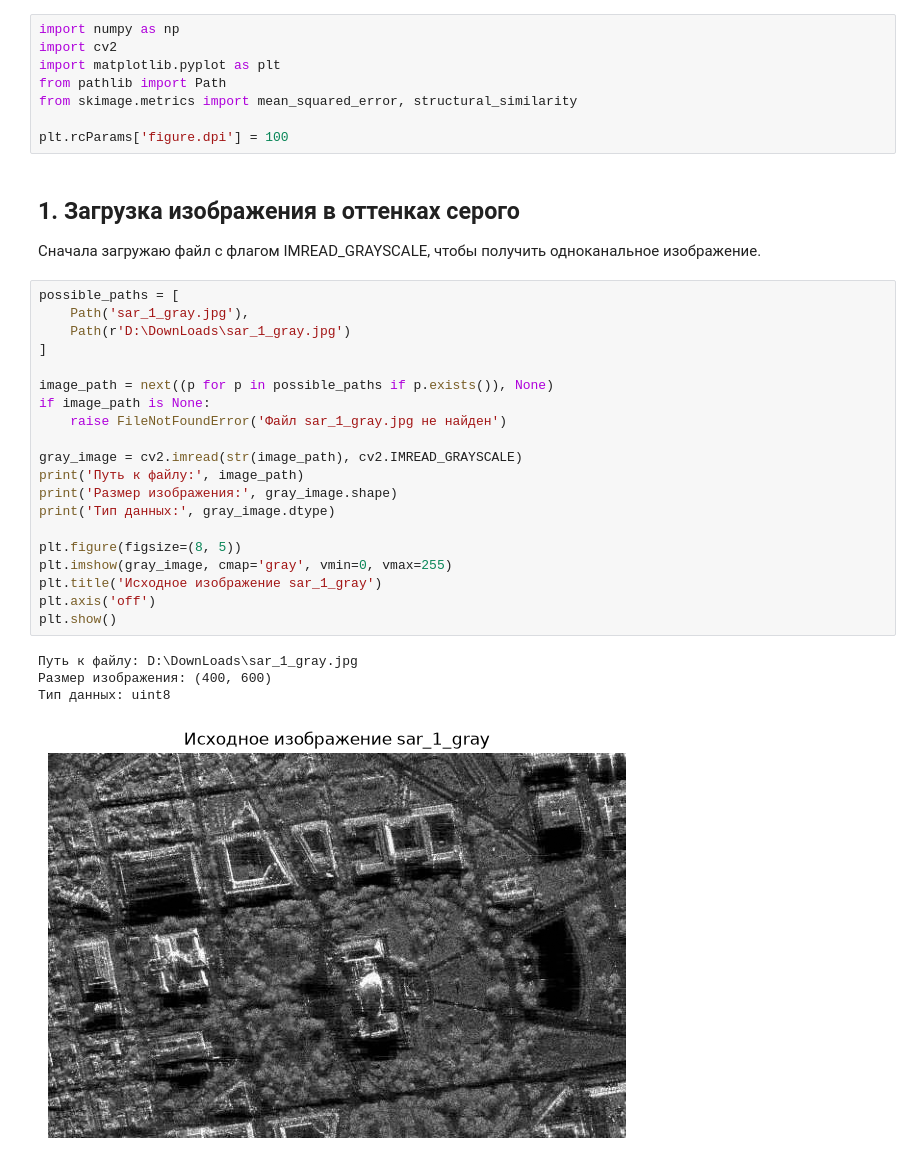
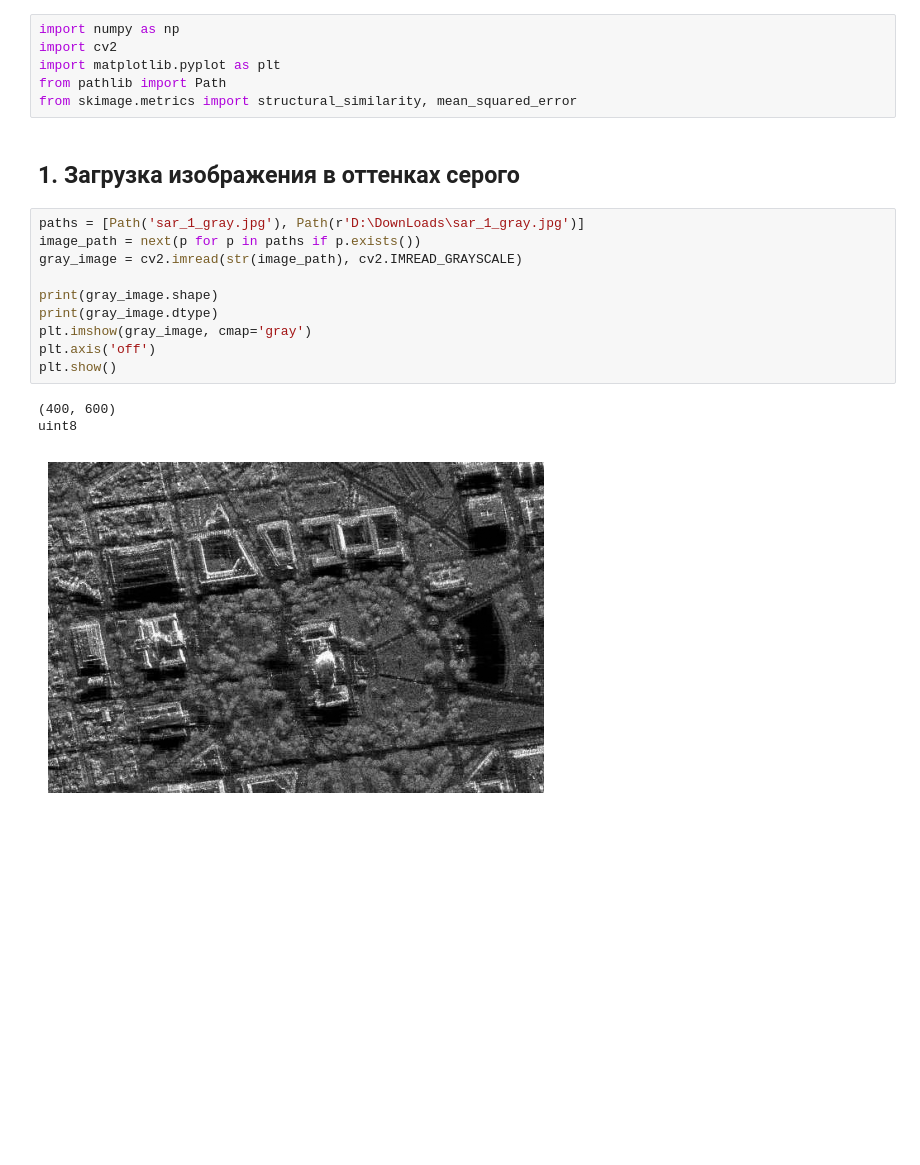
Before and after one commit to lolotrolo111111/image-processing, a Jupyter notebook: homework_1.ipynb, the cells around one changed output. Cells and saved outputs as stored; diff of their text form; blank space fills up the shorter version.

```diff
--- a/homework_1.ipynb
+++ b/homework_1.ipynb
@@ -7,35 +3,20 @@ import numpy as np
 import cv2
 import matplotlib.pyplot as plt
 from pathlib import Path
-from skimage.metrics import mean_squared_error, structural_similarity
-
-plt.rcParams['figure.dpi'] = 100
+from skimage.metrics import structural_similarity, mean_squared_error
 # %% [markdown]
 ## 1. Загрузка изображения в оттенках серого
-
-Сначала загружаю файл с флагом IMREAD_GRAYSCALE, чтобы получить одноканальное изображение.
 # %%
-possible_paths = [
-    Path('sar_1_gray.jpg'),
-    Path(r'D:\DownLoads\sar_1_gray.jpg')
-]
+paths = [Path('sar_1_gray.jpg'), Path(r'D:\DownLoads\sar_1_gray.jpg')]
+image_path = next(p for p in paths if p.exists())
+gray_image = cv2.imread(str(image_path), cv2.IMREAD_GRAYSCALE)
 
-image_path = next((p for p in possible_paths if p.exists()), None)
-if image_path is None:
-    raise FileNotFoundError('Файл sar_1_gray.jpg не найден')
-
-gray_image = cv2.imread(str(image_path), cv2.IMREAD_GRAYSCALE)
-print('Путь к файлу:', image_path)
-print('Размер изображения:', gray_image.shape)
-print('Тип данных:', gray_image.dtype)
-
-plt.figure(figsize=(8, 5))
-plt.imshow(gray_image, cmap='gray', vmin=0, vmax=255)
-plt.title('Исходное изображение sar_1_gray')
+print(gray_image.shape)
+print(gray_image.dtype)
+plt.imshow(gray_image, cmap='gray')
 plt.axis('off')
 plt.show()
 # %% [output]
-Путь к файлу: D:\DownLoads\sar_1_gray.jpg
-Размер изображения: (400, 600)
-Тип данных: uint8
+(400, 600)
+uint8
-[figure, old version]
+[figure, new version]
```
Also changed, not shown: parts of 21 cells of this notebook.
